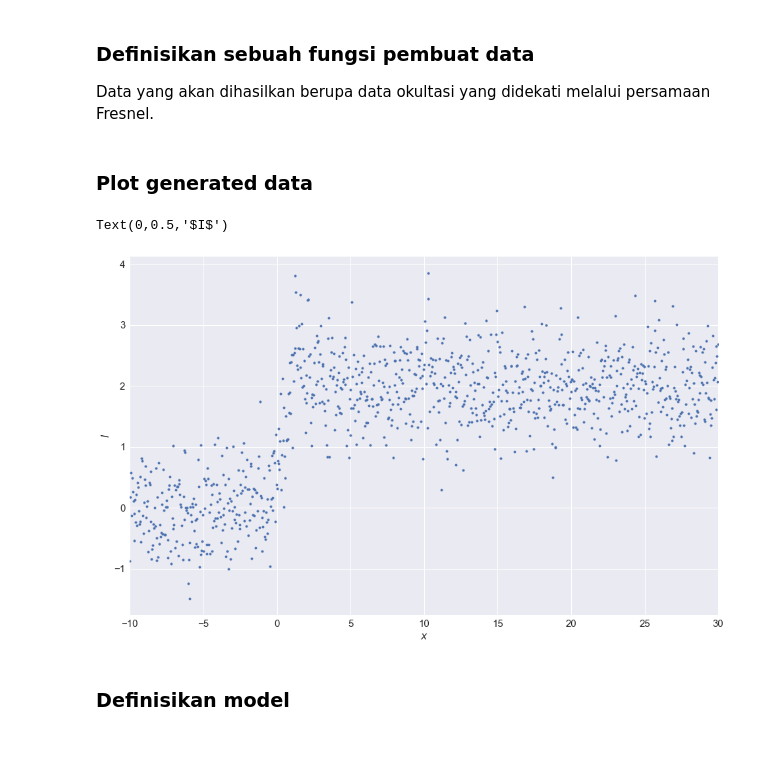
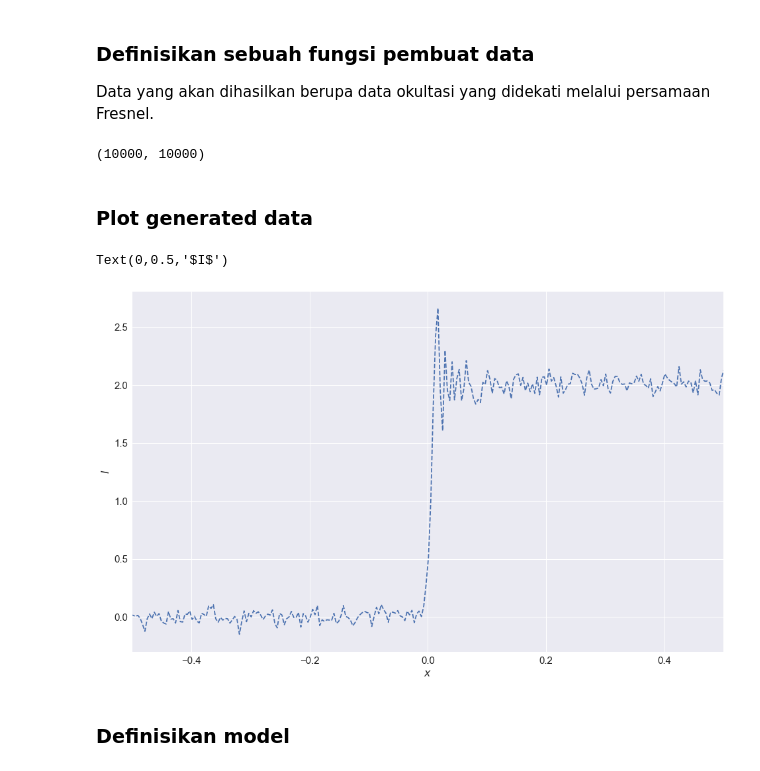
Before and after one commit to agustrionopj/Learning-Bayesian, a Jupyter notebook: Fresnel.ipynb, the cells around one changed output. Drawn from its saved outputs; the diff is of its cells as text; code cells hidden in the pictures.

```diff
--- a/Fresnel.ipynb
+++ b/Fresnel.ipynb
@@ -22,32 +22,42 @@ import seaborn as sns; sns.set(font_scale=1.5)
 
 Data yang akan dihasilkan berupa data okultasi yang didekati melalui persamaan Fresnel.
 # %%
-def make_data(w, dy=0.5, N=1000, rseed=100):
+from astropy import units as u
+
+l = 5500 * 10**(-13) # panjang gelombang yang dipakai; monokromatik
+# l = l.to(u.km)
+
+D = 384000 # jarak Bumi - Bulan saat event
+
+def make_data(x, l, D, dy=0.05, N=10000, rseed=100):
+    w = x * np.sqrt(2 / (l * D))
     rand = np.random.RandomState(rseed)
-#     t = 100*rand.rand(N) # x is not equally spaced
-#     t = np.linspace(-10, 10, 1000)
     cc, ss = spc.fresnel(w / np.sqrt(np.pi/2))
 
     y = 0.5 * (0.5 + cc + 0.5 + ss)**2 # Fresnel function to simulate real data
     y += dy * rand.randn(N) # add some noise
 
-    return w, y
+    return x, l, D, y
 
+x = np.linspace(-10,30,10000)
+x, l, D, y = make_data(x, l, D) # remember, the x values are dimensionless, and a function of w
 
-w = np.linspace(-10,30,1000)
-x, y = make_data(w) # remember, the x values are dimensionless, and a function of w
+len(x), len(y)
+# %% [output]
+(10000, 10000)
 # %% [markdown]
 ### Plot generated data
 # %%
 plt.figure(figsize=(16,10))
 
-plt.scatter(x,y, marker='.')
-plt.xlim(-10,30)
+# plt.scatter(x,y, marker='.')
+plt.plot(x, y, '--')
+plt.xlim(-0.5,0.5)
 plt.xlabel('$x$', fontsize=16)
 plt.ylabel('$I$', fontsize=16)
 # %% [output]
 Text(0,0.5,'$I$')
-[figure, old version]
+[figure, new version]
 # %% [markdown]
 ### Definisikan model
 # %%
```
Also changed, not shown: parts of 6 cells of this notebook, 1 other file.
